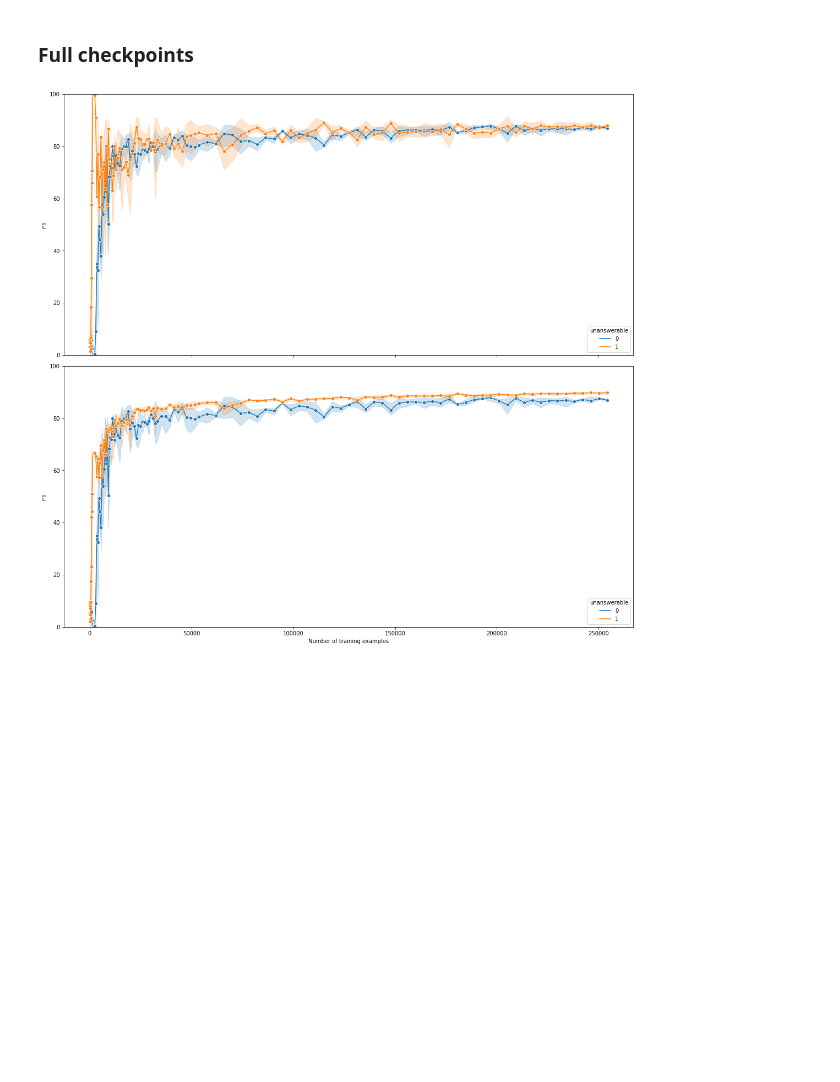
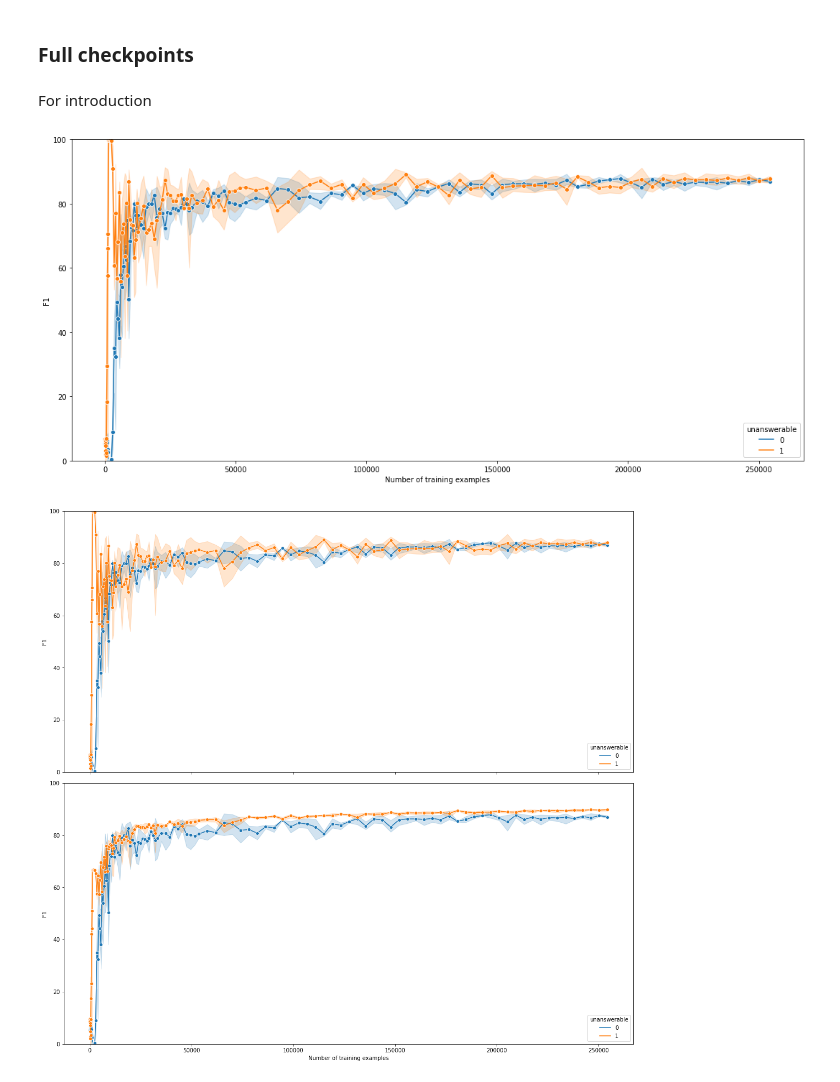
Before and after one commit to stevieg3/when-do-reading-comprehension-models-learn, a Jupyter notebook: notebooks/final_plots/01 squadv2-UnansAns.ipynb, the cells around one changed output. Saved outputs shown, nothing was run; the diff lists cells and outputs as text; code cells hidden in the pictures; blank space fills up the shorter version.

Commit message:
Added plot for intro

```diff
--- a/notebooks/final_plots/01 squadv2-UnansAns.ipynb
+++ b/notebooks/final_plots/01 squadv2-UnansAns.ipynb
@@ -155,6 +160,24 @@ metrics_by_cat['f1_true_comparison'] = np.where(
     metrics_by_cat['bin_f1'] * 100,
     metrics_by_cat['f1']
 )
+# %% [markdown]
+For introduction
+# %%
+fig, axs = plt.subplots(figsize=(15, 7))
+
+# By category
+axs.set_ylabel('F1')
+axs.set_xlabel('Number of training examples')
+axs.set_ylim(0, 100)
+sns.lineplot(data=metrics_by_cat, y='f1', x='num_examples', hue='unanswerable', marker='o', palette='tab10', ax=axs)
+axs.legend(title='unanswerable', loc='lower right')
+
+plt.tight_layout()
+plt.savefig('reports/figures/squadv2-UnansAns-AllCheckpoints-intro.pdf')
+
+plt.show()
+# %% [output]
+[figure, added]
 # %%
 fig = plt.figure(constrained_layout=True, figsize=(15, 14))
 gs = fig.add_gridspec(2, 1)
```
Also changed, not shown: parts of 1 cell of this notebook, 1 other file.
